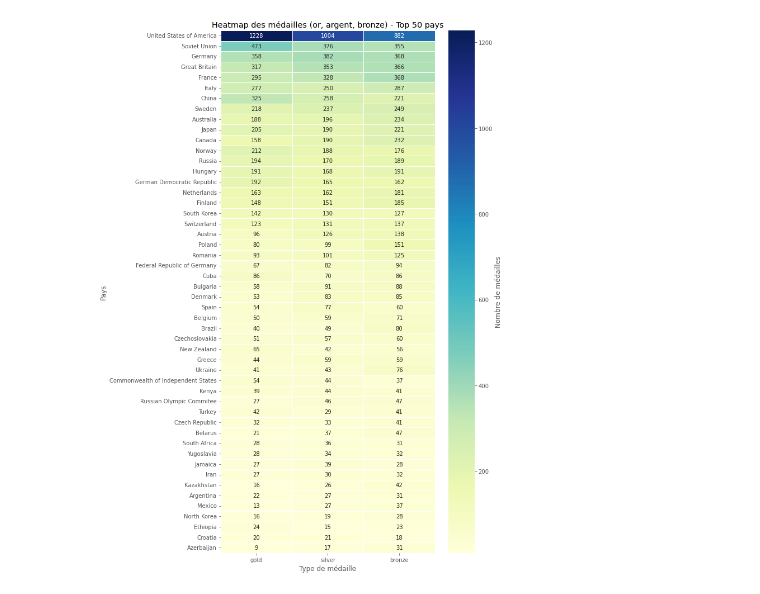
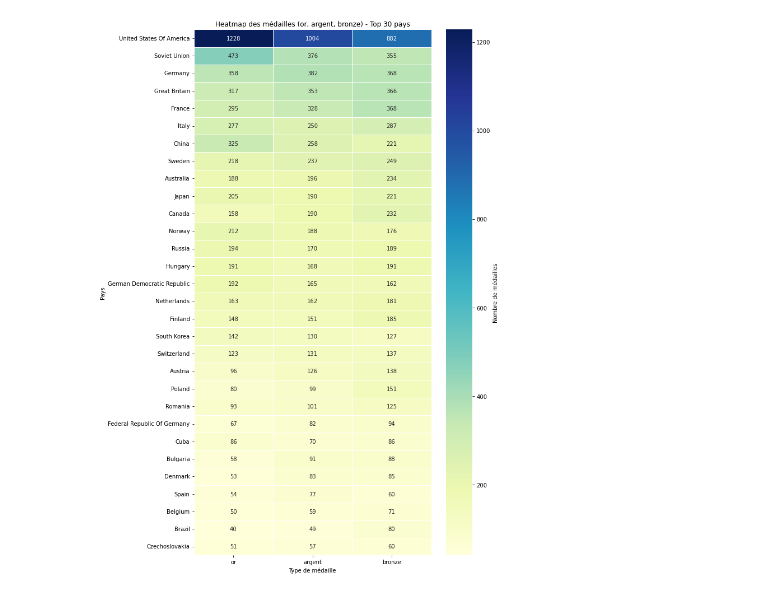
Before and after one commit to Chrislin15/Data_Viz, a Jupyter notebook: Visualisation/Visualisation.ipynb, the cells around one changed output. Saved outputs shown, nothing was run; the diff lists cells and outputs as text; code cells hidden in the pictures.

```diff
--- a/Visualisation/Visualisation.ipynb
+++ b/Visualisation/Visualisation.ipynb
@@ -7,24 +7,20 @@ import json
 import matplotlib.pyplot as plt
 import seaborn as sns
 
-# Reload the JSON file
-file_path = "C:\\Users\\chris\\Downloads\\TP_Data_viz\\athletes_clean.json"
+
+file_path = "C:\\Users\\chris\\Downloads\\TP_Data_viz\\athletes_complet_clean.json"
 with open(file_path, "r", encoding="utf-8") as f:
     data = json.load(f)
 
 
 df = pd.DataFrame(data)
 
-# Ensure medal counts are numeric
 df[['or', 'argent', 'bronze']] = df[['or', 'argent', 'bronze']].apply(pd.to_numeric)
 
-# Add total medals column
 df['total_medailles'] = df['or'] + df['argent'] + df['bronze']
 
-# Filter athletes with at least one medal
 df_all_medals = df[df['total_medailles'] > 0].copy()
 
-# Get top 15 athletes by total medals
 top_15 = df_all_medals.sort_values(by='total_medailles', ascending=False).head(15)
 
 
@@ -80,33 +46,41 @@ fig.show()
 # %%
 import matplotlib.pyplot as plt
+import pandas as pd
+import json
+
+file_path = "C:\\Users\\chris\\Downloads\\TP_Data_viz\\olympics_nations_clean.json"
+with open(file_path, "r", encoding="utf-8") as f:
+    medals_df = json.load(f)
 
 
-heatmap_data = medals_df.set_index('nom')[['gold', 'silver', 'bronze']]
+medals_df = pd.DataFrame(medals_df)
 
-# Tri par nombre total décroissant
+heatmap_data = medals_df.set_index('nom')[['or', 'argent', 'bronze']]
+
+
 heatmap_data['total'] = heatmap_data.sum(axis=1)
 heatmap_data = heatmap_data.sort_values(by='total', ascending=False).drop(columns='total')
 
-# Limiter à 50 pays les plus médaillés pour lisibilité
-heatmap_data = heatmap_data.head(50)
+
+heatmap_data = heatmap_data.head(30)
 
 # Création de la heatmap
 plt.figure(figsize=(10, 14))
 sns.heatmap(
     heatmap_data,
     annot=True,
     fmt='d',
     cmap='YlGnBu',
     linewidths=0.5,
     cbar_kws={'label': 'Nombre de médailles'}
 )
-plt.title("Heatmap des médailles (or, argent, bronze) - Top 50 pays")
+plt.title("Heatmap des médailles (or, argent, bronze) - Top 30 pays")
 plt.xlabel("Type de médaille")
 plt.ylabel("Pays")
 plt.tight_layout()
 plt.show()
 # %% [output]
-[figure, old version]
+[figure, new version]
 # %%
 # Les sports avec le nombre de médailles bronze, argent et or obtenu par pays
 # %%
```
Also changed, not shown: parts of 3 cells of this notebook.
